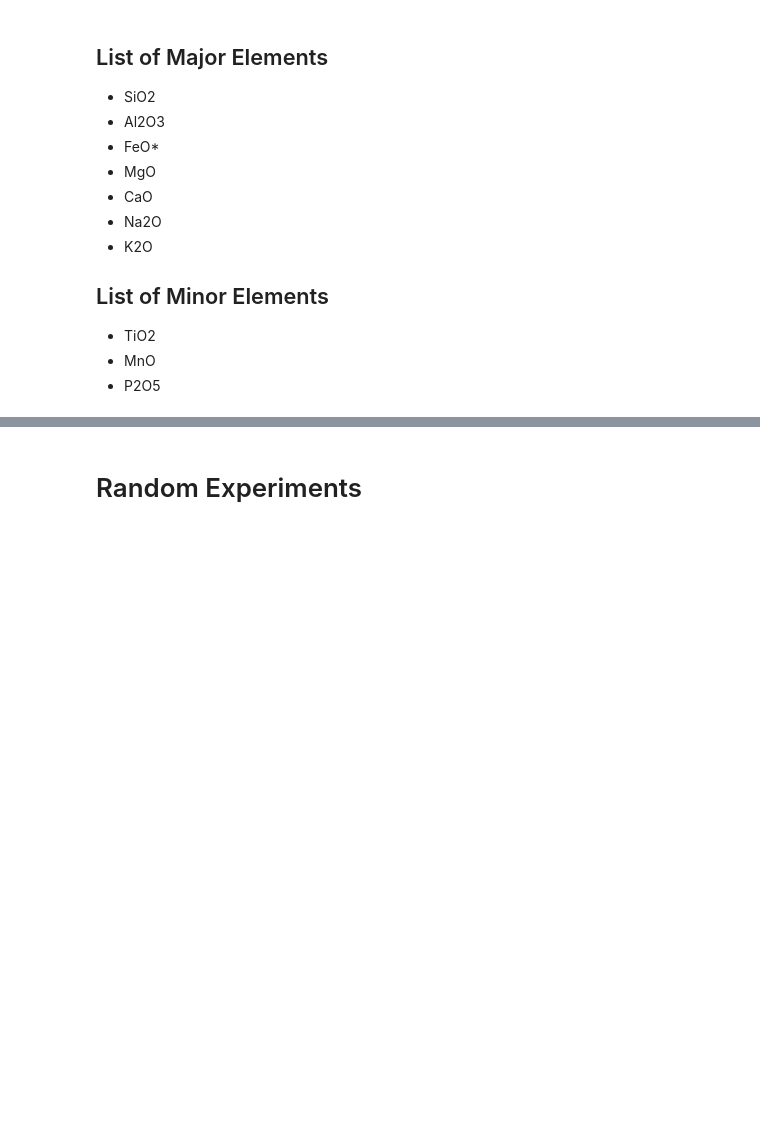
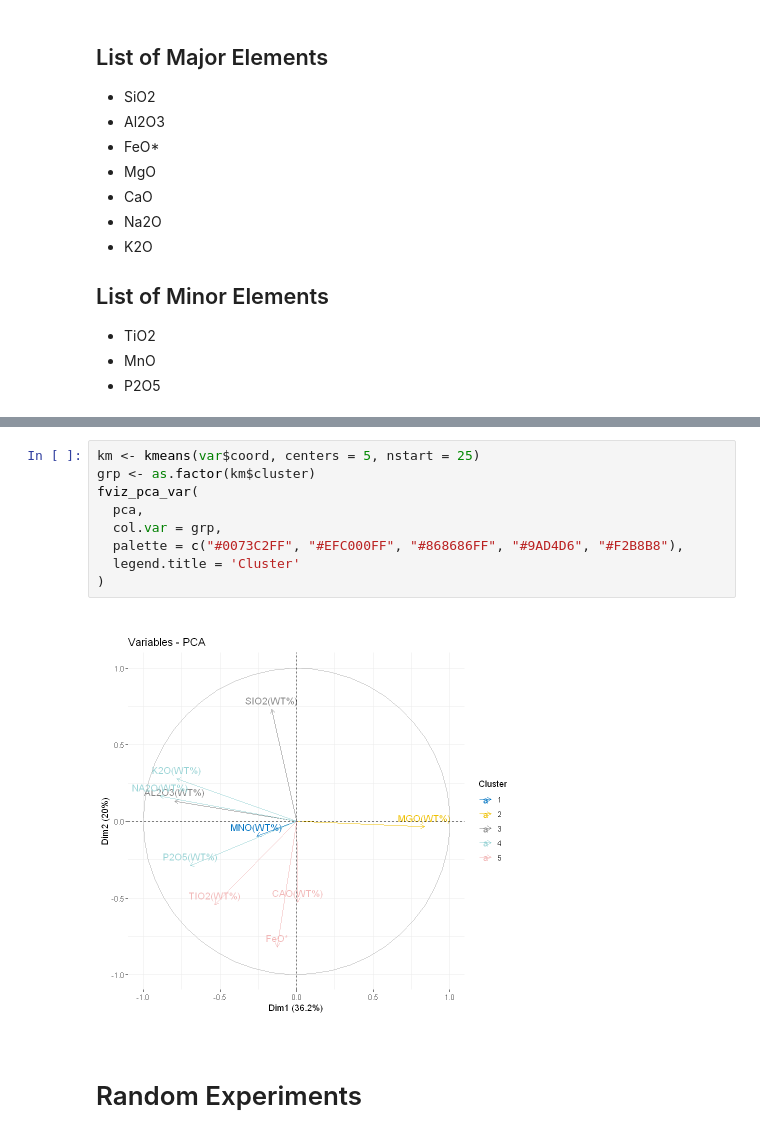
Before and after one commit to miromanestar/LomaGeology, a Jupyter notebook: src/pca.ipynb, the cells around one changed output, grey strips where cells are left out. Saved outputs shown, nothing was run; the diff lists cells and outputs as text; blank space fills up the shorter version.

```diff
--- a/src/pca.ipynb
+++ b/src/pca.ipynb
@@ -101,3 +95,14 @@ fviz_pca_var(
+# %%
+km <- kmeans(var$coord, centers = 5, nstart = 25)
+grp <- as.factor(km$cluster)
+fviz_pca_var(
+  pca,
+  col.var = grp,
+  palette = c("#0073C2FF", "#EFC000FF", "#868686FF", "#9AD4D6", "#F2B8B8"),
+  legend.title = 'Cluster'
+)
+# %% [output]
+[figure, added]
 # %% [markdown]
 # Random Experiments
 # %%
```
Also changed, not shown: parts of 3 cells of this notebook, 4 other files.
